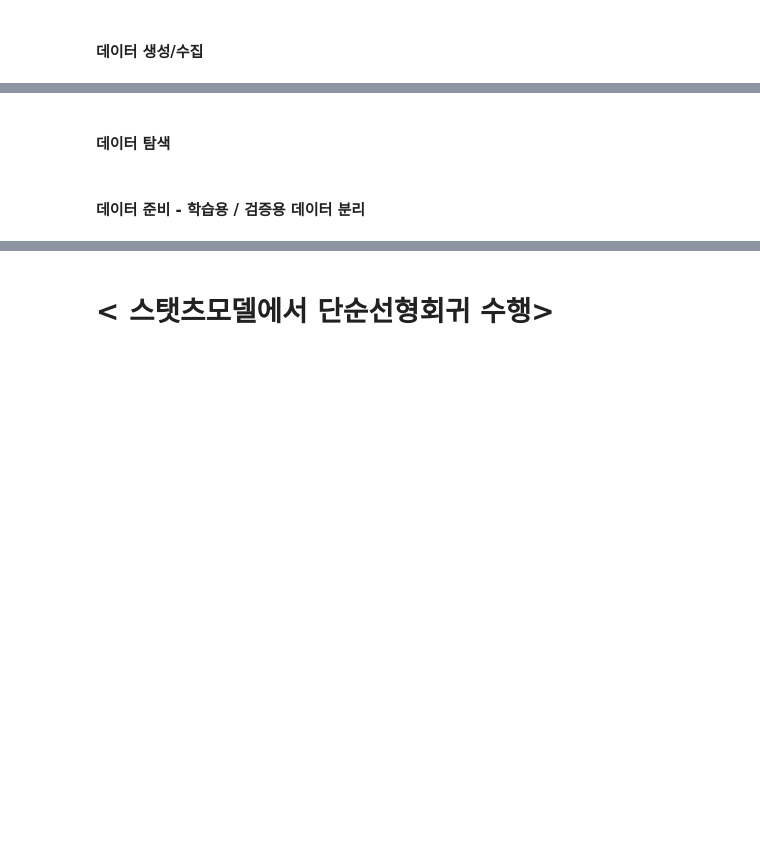
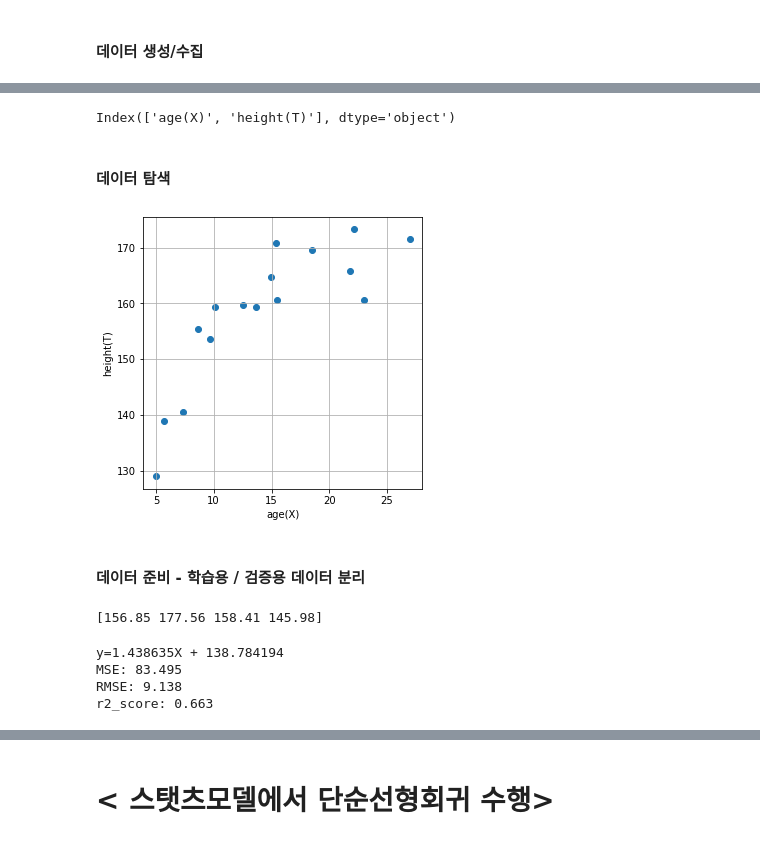
Before and after one commit to happyme2/Bigdata, a Jupyter notebook: Machine Learning/02.단순선형회귀.ipynb, the cells around one changed output, grey strips where cells are left out. Cells and saved outputs as stored; diff of their text form; code cells hidden in the pictures; blank space fills up the shorter version.

```diff
--- a/Machine Learning/02.단순선형회귀.ipynb
+++ b/Machine Learning/02.단순선형회귀.ipynb
@@ -189,2 +211,6 @@ data_df = pd.read_csv("./data/age_height.csv" )
+# %%
+data_df.columns
+# %% [output]
+Index(['age(X)', 'height(T)'], dtype='object')
 # %% [markdown]
 #### 데이터 탐색
@@ -193,2 +217,12 @@ data_df = pd.read_csv("./data/age_height.csv" )
+# %%
+# 데이터 분포 시각화
+plt.figure(figsize=(5,5))
+plt.scatter(data_df['age(X)'],data_df['height(T)'])
+plt.xlabel('age(X)')
+plt.ylabel('height(T)')
+plt.grid()
+plt.show()
+# %% [output]
+[figure, added]
 # %% [markdown]
 #### 데이터 준비 - 학습용 / 검증용 데이터 분리
@@ -199,18 +245,36 @@ data_df = pd.read_csv("./data/age_height.csv" )
 # %%
 #모델 객체 생성  및 학습
+reg= lr.fit(X_train,y_train)
 
 # 예측 수행
+y_pred = reg.predict(X_test)
+print(np.round(y_pred,2))
+# %% [output]
+[156.85 177.56 158.41 145.98]
 # %%
 #####모델 성능 평가
 
 #MSE : metrcics 모듈의 mean_squared_error() 함수 사용
 #RMSE : numpy의 sqrt() 함수 사용
-
+from sklearn.metrics import mean_squared_error,r2_score
 
 # MSE
+mse = mean_squared_error(y_test,y_pred)
 
 #RMSE
+rmse = np.sqrt(mse)
 
 #결정계수 R2
+r2 = r2_score(y_test,y_pred)
 
 #회귀식
+print("y={:2f}X + {:3f}".format(reg.coef_[0],reg.intercept_))
+
+print("MSE:",np.round(mse,3))
+print("RMSE:",np.round(rmse,3))
+print("r2_score:",np.round(r2,3))
+# %% [output]
+y=1.438635X + 138.784194
+MSE: 83.495
+RMSE: 9.138
+r2_score: 0.663
```
Also changed, not shown: parts of 37 cells of this notebook.
